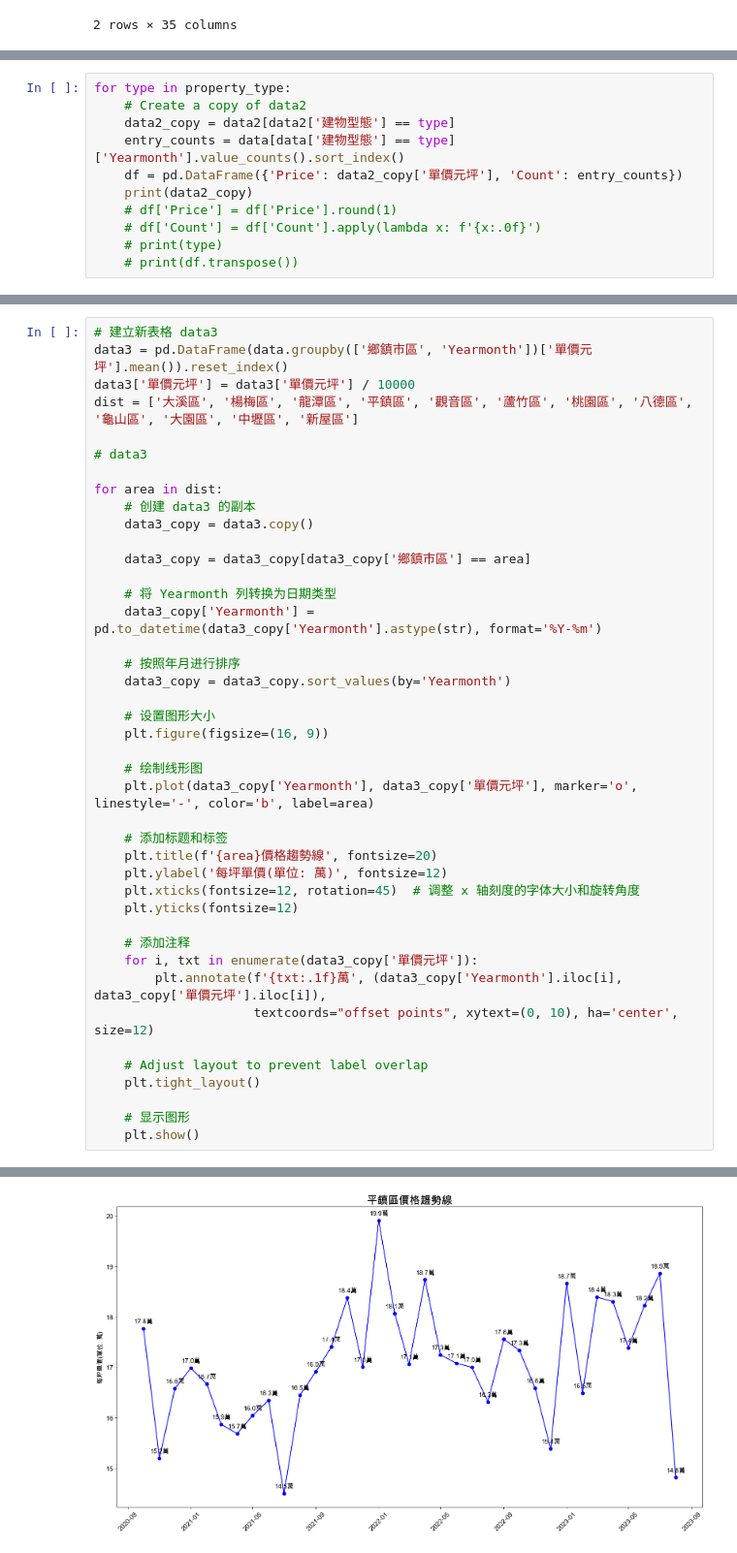
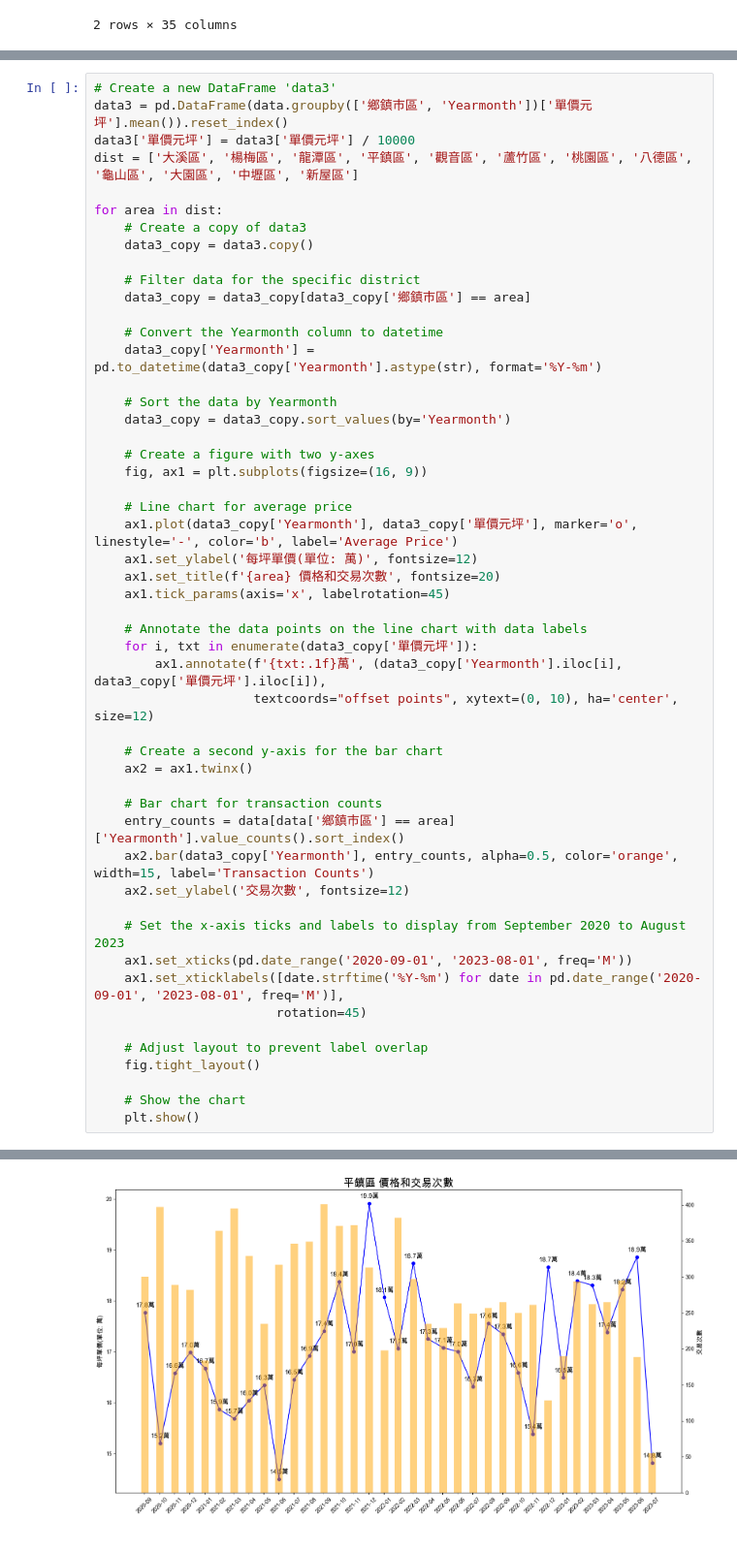
Before and after one commit to e19931107/Project2, a Jupyter notebook: Project_20231227.ipynb, the cells around one changed output, grey strips where cells are left out. Shown at 97% size. Cells and saved outputs as stored; diff of their text form.

```diff
--- a/Project_20231227.ipynb
+++ b/Project_20231227.ipynb
@@ -185,14 +184,3 @@ for type in property_type:
 [figure]
 [figure]
 [figure]
-# %%
-for type in property_type:
-    # Create a copy of data2
-    data2_copy = data2[data2['建物型態'] == type]
-    entry_counts = data[data['建物型態'] == type]['Yearmonth'].value_counts().sort_index()
-    df = pd.DataFrame({'Price': data2_copy['單價元坪'], 'Count': entry_counts})
-    print(data2_copy)
-    # df['Price'] = df['Price'].round(1)
-    # df['Count'] = df['Count'].apply(lambda x: f'{x:.0f}')
-    # print(type)
-    # print(df.transpose())
@@ -217,43 +212,52 @@ for type in property_type:
 # %%
-# 建立新表格 data3
+# Create a new DataFrame 'data3'
 data3 = pd.DataFrame(data.groupby(['鄉鎮市區', 'Yearmonth'])['單價元坪'].mean()).reset_index()
 data3['單價元坪'] = data3['單價元坪'] / 10000
 dist = ['大溪區', '楊梅區', '龍潭區', '平鎮區', '觀音區', '蘆竹區', '桃園區', '八德區', '龜山區', '大園區', '中壢區', '新屋區']
 
-# data3
-
 for area in dist:
-    # 创建 data3 的副本
+    # Create a copy of data3
     data3_copy = data3.copy()
 
+    # Filter data for the specific district
     data3_copy = data3_copy[data3_copy['鄉鎮市區'] == area]
 
-    # 将 Yearmonth 列转换为日期类型
+    # Convert the Yearmonth column to datetime
     data3_copy['Yearmonth'] = pd.to_datetime(data3_copy['Yearmonth'].astype(str), format='%Y-%m')
 
-    # 按照年月进行排序
+    # Sort the data by Yearmonth
     data3_copy = data3_copy.sort_values(by='Yearmonth')
 
-    # 设置图形大小
-    plt.figure(figsize=(16, 9))
+    # Create a figure with two y-axes
+    fig, ax1 = plt.subplots(figsize=(16, 9))
 
-    # 绘制线形图
-    plt.plot(data3_copy['Yearmonth'], data3_copy['單價元坪'], marker='o', linestyle='-', color='b', label=area)
+    # Line chart for average price
+    ax1.plot(data3_copy['Yearmonth'], data3_copy['單價元坪'], marker='o', linestyle='-', color='b', label='Average Price')
+    ax1.set_ylabel('每坪單價(單位: 萬)', fontsize=12)
+    ax1.set_title(f'{area} 價格和交易次數', fontsize=20)
+    ax1.tick_params(axis='x', labelrotation=45)
 
-    # 添加标题和标签
-    plt.title(f'{area}價格趨勢線', fontsize=20)
-    plt.ylabel('每坪單價(單位: 萬)', fontsize=12)
-    plt.xticks(fontsize=12, rotation=45)  # 调整 x 轴刻度的字体大小和旋转角度
-    plt.yticks(fontsize=12)
-
-    # 添加注释
+    # Annotate the data points on the line chart with data labels
     for i, txt in enumerate(data3_copy['單價元坪']):
-        plt.annotate(f'{txt:.1f}萬', (data3_copy['Yearmonth'].iloc[i], data3_copy['單價元坪'].iloc[i]),
+        ax1.annotate(f'{txt:.1f}萬', (data3_copy['Yearmonth'].iloc[i], data3_copy['單價元坪'].iloc[i]),
                      textcoords="offset points", xytext=(0, 10), ha='center', size=12)
 
+    # Create a second y-axis for the bar chart
+    ax2 = ax1.twinx()
+
+    # Bar chart for transaction counts
+    entry_counts = data[data['鄉鎮市區'] == area]['Yearmonth'].value_counts().sort_index()
+    ax2.bar(data3_copy['Yearmonth'], entry_counts, alpha=0.5, color='orange', width=15, label='Transaction Counts')
+    ax2.set_ylabel('交易次數', fontsize=12)
+
+    # Set the x-axis ticks and labels to display from September 2020 to August 2023
+    ax1.set_xticks(pd.date_range('2020-09-01', '2023-08-01', freq='M'))
+    ax1.set_xticklabels([date.strftime('%Y-%m') for date in pd.date_range('2020-09-01', '2023-08-01', freq='M')],
+                        rotation=45)
+
     # Adjust layout to prevent label overlap
-    plt.tight_layout()
+    fig.tight_layout()
 
-    # 显示图形
+    # Show the chart
     plt.show()
 # %% [output]
@@ -263 +267 @@ for area in dist:
-[figure, old version]
+[figure, new version]
```
Also changed, not shown: parts of 6 cells of this notebook, 3 other files.
